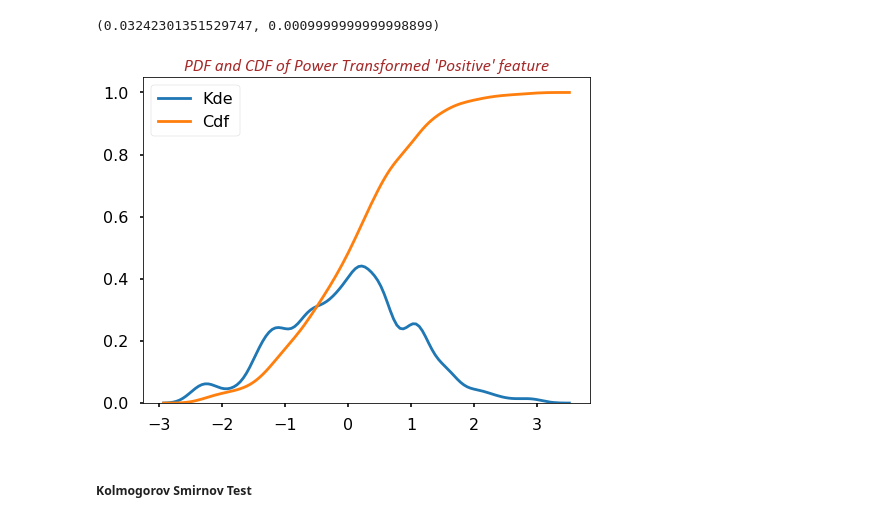
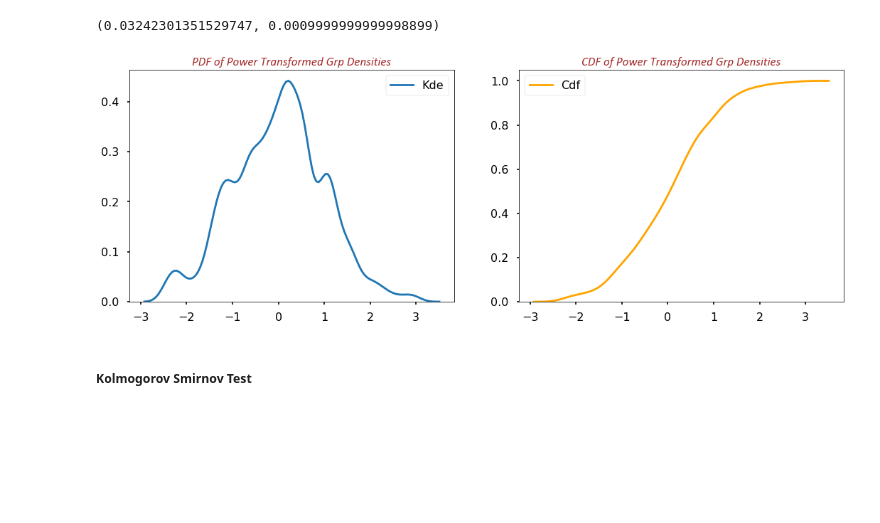
Before and after one commit to raj-shr-git/AAIC_Practice, a Jupyter notebook: VIDEO_PRACTICE/MODULE-1/ANOVA_Test.ipynb, the cells around one changed output. Saved outputs shown, nothing was run; the diff lists cells and outputs as text; code cells hidden in the pictures; blank space fills up the shorter version.

```diff
--- a/VIDEO_PRACTICE/MODULE-1/ANOVA_Test.ipynb
+++ b/VIDEO_PRACTICE/MODULE-1/ANOVA_Test.ipynb
@@ -381,0 +427,27 @@ np.nanmin(pop_test_df['Positive'])
+# %%
+with plt.style.context('seaborn-bright'):
+    fig , ax = plt.subplots(nrows=5,ncols=2,figsize=(18,25))
+    sns.kdeplot(annv1_dense_grp[annv1_dense_grp['Dense_grp']=='Dense1']['Positive'],ax=ax[0,0],label='Grp-1')
+    sns.kdeplot(pt_dense_grp1['pos_pt_dense1'],ax=ax[0,1],label='Power Trans Grp-1',color='orange')
+    ax[0,0].set_title('PDF of Density Group 1',fontdict=font_dicts(kind='title'))
+    ax[0,1].set_title('Power Transformed PDF of Density Group 1',fontdict=font_dicts(kind='title'))
+
+    sns.kdeplot(annv1_dense_grp[annv1_dense_grp['Dense_grp']=='Dense2']['Positive'],ax=ax[1,0],label='Grp-2')
+    sns.kdeplot(pt_dense_grp2['pos_pt_dense2'],ax=ax[1,1],label='Power Trans Grp-2',color='orange')
+    ax[1,0].set_title('PDF of Density Group 2',fontdict=font_dicts(kind='title'))
+    ax[1,1].set_title('Power Transformed PDF of Density Group 2',fontdict=font_dicts(kind='title'))
+
+    sns.kdeplot(annv1_dense_grp[annv1_dense_grp['Dense_grp']=='Dense3']['Positive'],ax=ax[2,0],label='Grp-3')
+    sns.kdeplot(pt_dense_grp3['pos_pt_dense3'],ax=ax[2,1],label='Power Trans Grp-3',color='orange')
+    ax[2,0].set_title('PDF of Density Group 3',fontdict=font_dicts(kind='title'))
+    ax[2,1].set_title('Power Transformed PDF of Density Group 3',fontdict=font_dicts(kind='title'))
+
+    sns.kdeplot(annv1_dense_grp[annv1_dense_grp['Dense_grp']=='Dense4']['Positive'],ax=ax[3,0],label='Grp-4')
+    sns.kdeplot(pt_dense_grp4['pos_pt_dense4'],ax=ax[3,1],label='Power Trans Grp-4',color='orange')
+    ax[3,0].set_title('PDF of Density Group 4',fontdict=font_dicts(kind='title'))
+    ax[3,1].set_title('Power Transformed PDF of Density Group 4',fontdict=font_dicts(kind='title'))
+
+    sns.kdeplot(annv1_dense_grp[annv1_dense_grp['Dense_grp']=='Dense5']['Positive'],ax=ax[4,0],label='Grp-5')
+    sns.kdeplot(pt_dense_grp5['pos_pt_dense5'],ax=ax[4,1],label='Power Trans Grp-5',color='orange')
+    ax[4,0].set_title('PDF of Density Group 5',fontdict=font_dicts(kind='title'))
+    ax[4,1].set_title('Power Transformed PDF of Density Group 5',fontdict=font_dicts(kind='title'))
@@ -400,0 +458,8 @@ Name: positive_pt, Length: 7313, dtype: float64
+# %%
+all_states_pt_pos = pd.DataFrame(pd.concat([pt_dense_grp1['pos_pt_dense1'],
+                               pt_dense_grp2['pos_pt_dense2'],
+                               pt_dense_grp3['pos_pt_dense3'],
+                               pt_dense_grp4['pos_pt_dense4'],
+                               pt_dense_grp5['pos_pt_dense5']],axis=0),columns=['positive_pt'])
+
+all_states_pt_pos['positive_pt']
@@ -458,12 +554,14 @@ lilliefors(positive_pt['PT_POS'],dist='norm')
 (0.03242301351529747, 0.0009999999999998899)
 # %%
 with plt.style.context('seaborn-poster'):
-    plt.figure(figsize=(8,6))
-    sns.kdeplot(positive_pt['PT_POS'],label='Kde')
-    sns.kdeplot(positive_pt['PT_POS'],cumulative=True,label='Cdf')
-    plt.title("PDF and CDF of Power Transformed 'Positive' feature",fontdict=font_dicts(kind='title'));
+    fig, ax = plt.subplots(nrows=1,ncols=2,figsize=(18,6))
+    sns.kdeplot(all_states_pt_pos['positive_pt'],label='Kde',ax=ax[0])
+    ax[0].set_title('PDF of Power Transformed Grp Densities',fontdict=font_dicts(kind='title'))
+    sns.kdeplot(all_states_pt_pos['positive_pt'],cumulative=True,label='Cdf',color='orange',ax=ax[1])
+    ax[1].set_title('CDF of Power Transformed Grp Densities',fontdict=font_dicts(kind='title'))
+    plt.show()
 # %% [output]
-[figure, old version]
+[figure, new version]
 # %% [markdown]
 ##### **Kolmogorov Smirnov Test**
 # %%
```
Also changed, not shown: parts of 75 cells of this notebook.
